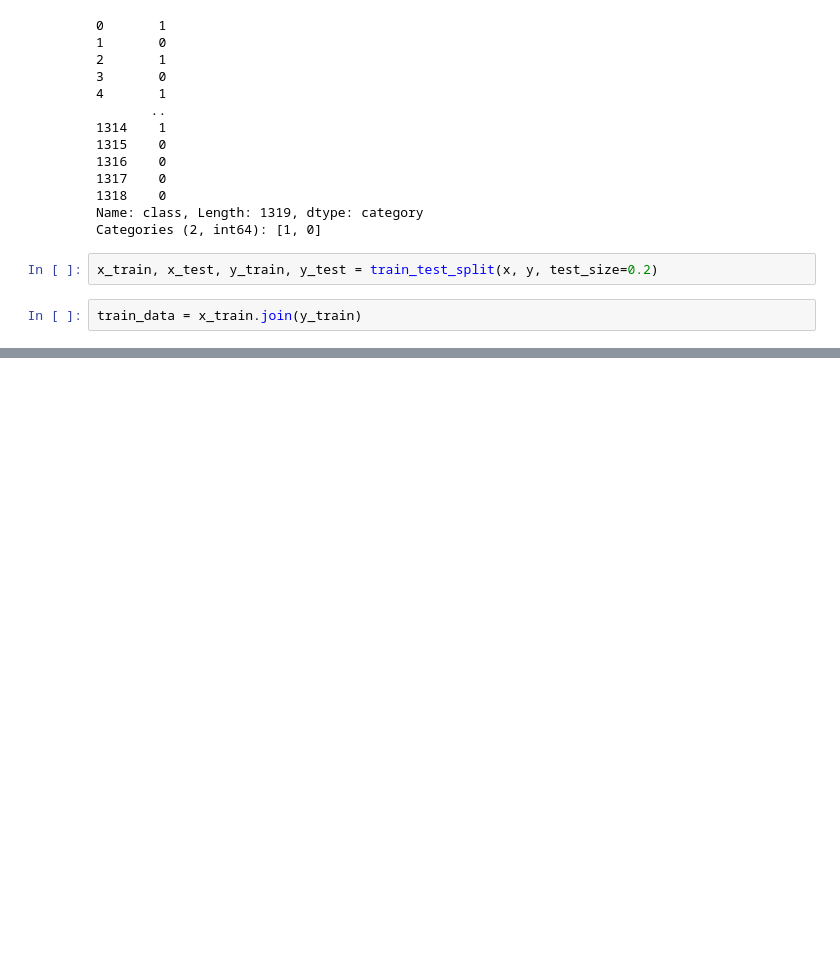
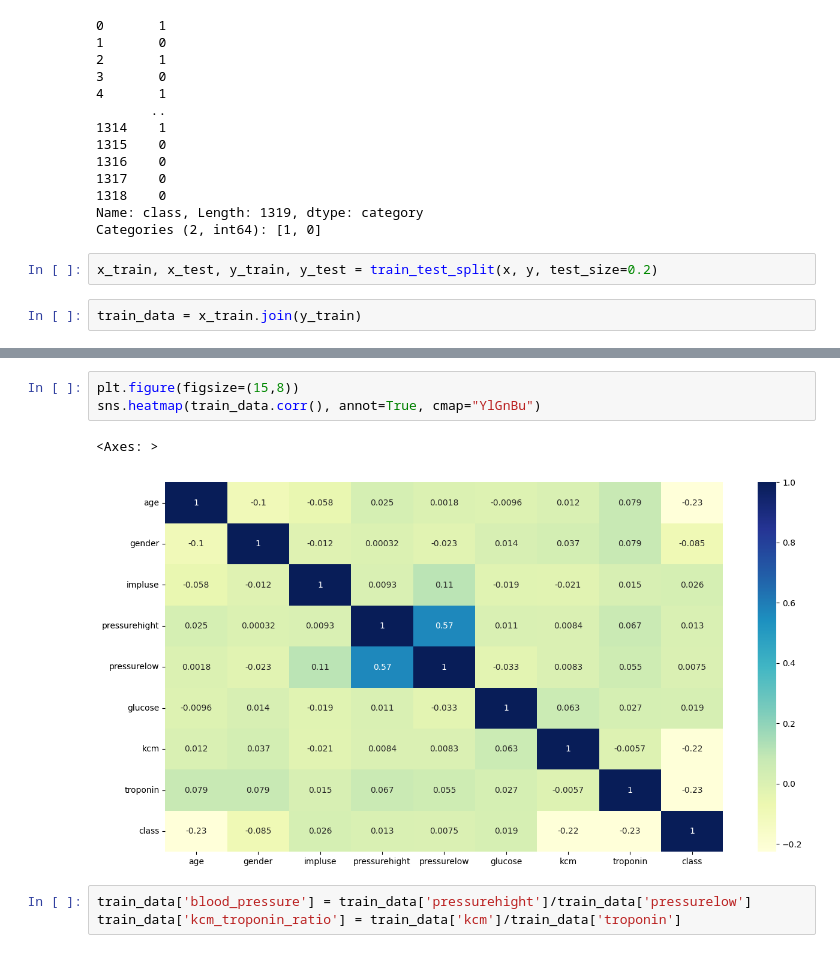
Before and after one commit to aadhavs99/HeartAttackPredictor, a Jupyter notebook: HeartPredictor.ipynb, the cells around one changed output, grey strips where cells are left out. Saved outputs shown, nothing was run; the diff lists cells and outputs as text; blank space fills up the shorter version.

```diff
--- a/HeartPredictor.ipynb
+++ b/HeartPredictor.ipynb
@@ -147,0 +132,9 @@ array([[<Axes: title={'center': 'age'}>,
+# %%
+plt.figure(figsize=(15,8))
+sns.heatmap(train_data.corr(), annot=True, cmap="YlGnBu")
+# %% [output]
+<Axes: >
+[figure, added]
+# %%
+train_data['blood_pressure'] = train_data['pressurehight']/train_data['pressurelow']
+train_data['kcm_troponin_ratio'] = train_data['kcm']/train_data['troponin']
```
Also changed, not shown: parts of 21 cells of this notebook.
